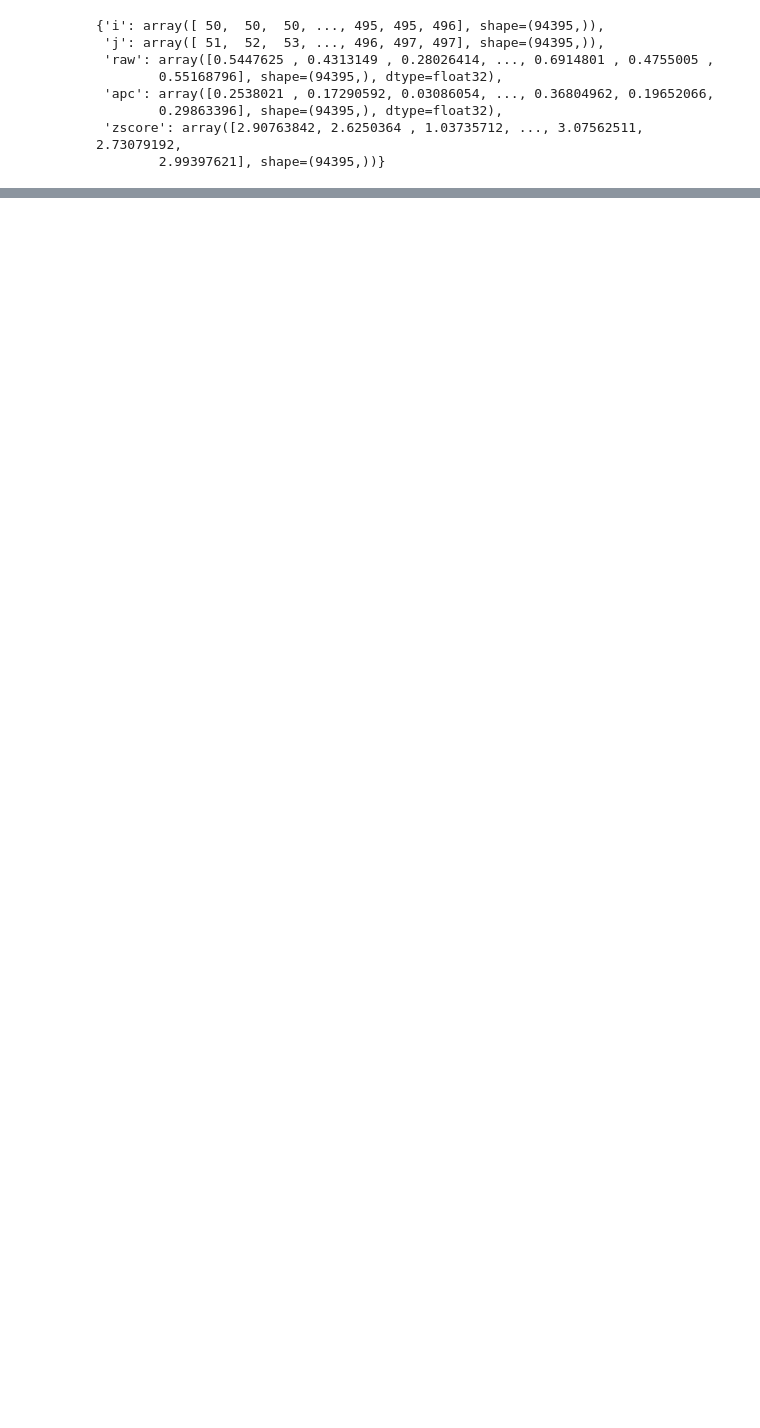
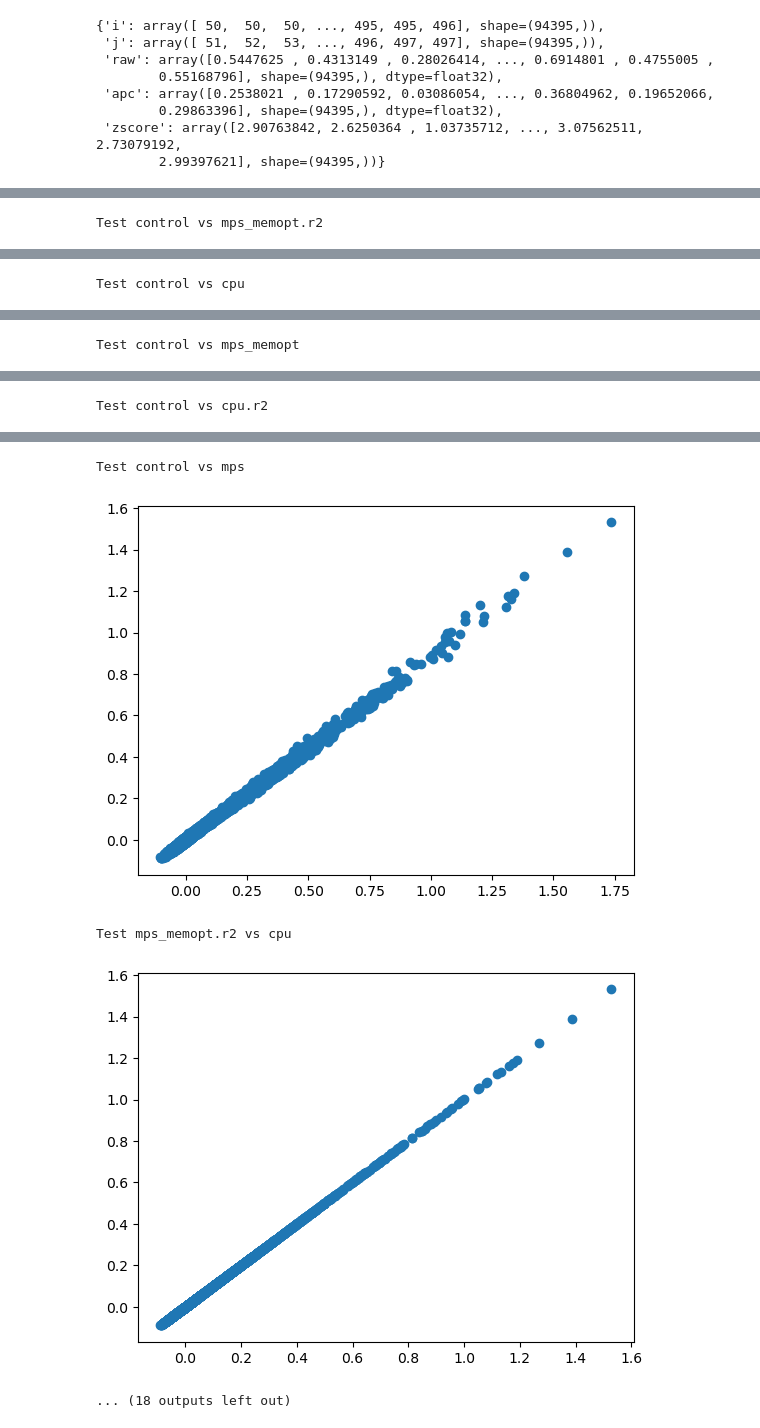
Before and after one commit to YaoYinYing/REvoDesign, a Jupyter notebook: notebooks/validate_gremlin_pytorch.ipynb, the cells around one changed output, grey strips where cells are left out. Saved outputs shown, nothing was run; the diff lists cells and outputs as text; code cells hidden in the pictures; blank space fills up the shorter version.

```diff
--- a/src/REvoDesign/phylogenetics/validate.ipynb
+++ b/notebooks/validate_gremlin_pytorch.ipynb
@@ -1,6 +11,4 @@
 # %%
-
-
 import os
 import pickle
 import numpy as np
@@ -30,7 +38,7 @@ all_res={
 }
 
 # control group from orginal TF version
-all_res['original_tf']='/Users/yyy/Documents/projects/taxol/t5ah2/Evo/T5aH2_wt_PSSM_GREMLIN_results/gremlin_res/T5aH2_wt.i90c75_aln.GREMLIN.mrf.pkl'
+all_res['control']='/Users/yyy/Documents/projects/taxol/t5ah2/Evo/T5aH2_wt_PSSM_GREMLIN_results/gremlin_res/T5aH2_wt.i90c75_aln.GREMLIN.mrf.pkl'
 
 # from GREMLIN
 def get_mtx(mrf):
@@ -145,7 +163,7 @@ def compare_apc(path1, path2):
     plt.scatter(mtx1["apc"],mtx2["apc"])
     plt.show()
 # %%
-control,control_path='original_tf',all_res.pop('original_tf')
+control,control_path='control',all_res.pop('control')
 for k in all_res.keys():
     print(f'Test {control} vs {k}')
     compare_apc(control_path, all_res[k])
@@ -160,0 +183,9 @@ Test original_tf vs mps
+# %%
+# control group from orginal TF version
+
+all_res={'control': control_path, **all_res}
+for i, j in itertools.combinations(all_res.keys(),2):
+    print(f'Test {i} vs {j}')
+    compare_apc(all_res[i], all_res[j])
+# %% [output]
+Test control vs mps_memopt.r2
@@ -160,0 +193 @@ Test original_tf vs mps
+Test control vs cpu
@@ -160,0 +195 @@ Test original_tf vs mps
+Test control vs mps_memopt
@@ -160,0 +197 @@ Test original_tf vs mps
+Test control vs cpu.r2
@@ -160,0 +199,5 @@ Test original_tf vs mps
+Test control vs mps
+[figure, added]
+Test mps_memopt.r2 vs cpu
+[figure, added]
+... (18 outputs left out)
```
Also changed, not shown: parts of 10 cells of this notebook, 1 other file.
